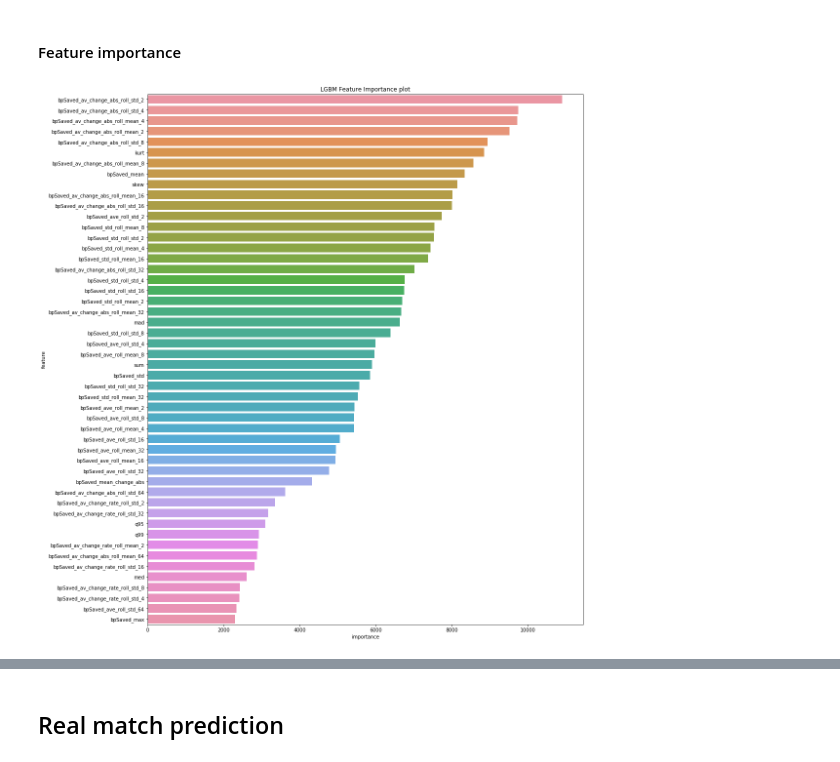
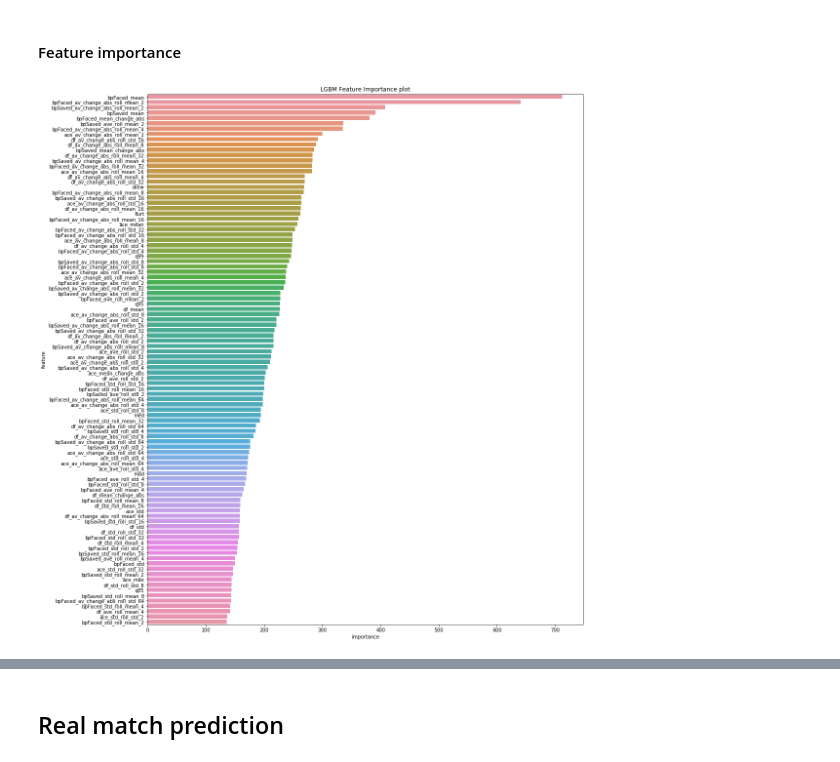
Before and after one commit to rrichards7/tennis-ml, a Jupyter notebook: notebooks/tennis_ml.ipynb, the cells around one changed output, grey strips where cells are left out. Cells and saved outputs as stored; diff of their text form; code cells hidden in the pictures.

```diff
--- a/notebooks/tennis_ml.ipynb
+++ b/notebooks/tennis_ml.ipynb
@@ -138,7 +154,7 @@ for target_pid in tqdm_notebook(ids):
     ###switch up the dataframe to account for losses since after
     ###taking target into account, we dont care about winner/loser specific columns
 #     swapped_features = ['ace', 'df', 'svpt', '1stIn', '1stWon', '2ndWon', 'SvGms', 'bpSaved', 'bpFaced']
-    swapped_features = ['bpSaved']
+    swapped_features = ['ace', 'df', 'bpSaved', 'bpFaced']
     for swapFeat in swapped_features:
         df2.loc[(y.target.values == 0), f'w_{swapFeat}'] = df2.loc[(y.target.values == 0), f'l_{swapFeat}']
 
@@ -148,7 +164,7 @@ for target_pid in tqdm_notebook(ids):
     ###extract stats from features
     segments = df2.shape[0]
 #     features = ['w_ace', 'w_df', 'w_svpt', 'w_1stIn', 'w_1stWon', 'w_2ndWon', 'w_SvGms', 'w_bpSaved', 'w_bpFaced']
-    features = ['w_bpSaved']
+    features = ['w_ace', 'w_df', 'w_bpSaved', 'w_bpFaced']
     x_tr = extract_stats(df2, segments, features)
 
     df2.reset_index(drop=True, inplace=True)
@@ -168,6 +189,6 @@ len(pid_dict)
 # %%
-#tournament data cutoff for validation data
-val_tourney_date = 20180101
+#tournament date cutoff for validation data
+val_tourney_date = 20191001
 
 #number of rows before/equal to cutoff date
 rows = (df['tourney_date'] < val_tourney_date).value_counts()
@@ -177,18 +198,22 @@ val_rows = rows[0]
 print(f"training samples: {train_rows}")
 print(f"val samples: {val_rows}")
 
-### opt_point iterate throught the main dataframe to link up player-ids
+#number of statistical measures taken across features
+num_stats = x_tr.shape[1]-3
+print(num_stats)
+
+### iterate throught the main dataframe to link up player-ids
 ### and pull information from the respective dictionary index to form input-target pairs
-x_train = np.empty(shape=(int(train_rows*2), 65))
+x_train = np.empty(shape=(int(train_rows*2), num_stats))
 y_train = np.empty(shape=(int(train_rows*2), 1))
 
-x_val = np.empty(shape=(int(val_rows*2), 65))
+x_val = np.empty(shape=(int(val_rows*2), num_stats))
 y_val = np.empty(shape=(int(val_rows*2), 1))
 
 ### get features from whether the target player won or lost
 df = df.sort_values(['tourney_date', 'match_num'], ascending=[True, True])
 
-#initialize counter
+#initialize counters
 j = 0
 k = 0
 
@@ -196,9 +221,10 @@ for winner_id, loser_id, tdate, match_num in tqdm_notebook(zip(df.winner_id.valu
 # for winner_id, loser_id, tdate, match_num in zip(df.winner_id.values, df.loser_id.values, df.tourney_date.values, df.match_num.values):
 
     #extract features from player maps
-    features_w = np.asarray(pid_dict[f'{winner_id}'].loc[(pid_dict[f'{winner_id}']['tourney_date'] == tdate) & (pid_dict[f'{winner_id}']['match_num'] == match_num)].loc[:, 'bpSaved_mean':])[:1,:]
-    features_l = np.asarray(pid_dict[f'{loser_id}'].loc[(pid_dict[f'{loser_id}']['tourney_date'] == tdate) & (pid_dict[f'{loser_id}']['match_num'] == match_num)].loc[:, 'bpSaved_mean':])[:1,:]
+    features_w = np.asarray(pid_dict[f'{winner_id}'].loc[(pid_dict[f'{winner_id}']['tourney_date'] == tdate) & (pid_dict[f'{winner_id}']['match_num'] == match_num)].loc[:, 'ace_mean':])[:1,:]
+    features_l = np.asarray(pid_dict[f'{loser_id}'].loc[(pid_dict[f'{loser_id}']['tourney_date'] == tdate) & (pid_dict[f'{loser_id}']['match_num'] == match_num)].loc[:, 'ace_mean':])[:1,:]
 
+    #add to train or validation set based on cutoff date chosen
     if tdate < val_tourney_date:
         ### add to x_train array
         #diff the features from winner to loser and count as a win
@@ -343,5 +355,5 @@ model = lgb.LGBMClassifier(**params,
 model.fit(x_train, y_train[:,0],
           eval_set=[(x_train, y_train[:,0]), (x_val, y_val[:,0])],
           verbose=True,
-          early_stopping_rounds=1000)
+          early_stopping_rounds=50)
 # %% [output]
@@ -415,7 +427,7 @@ plt.legend(loc="lower right")
 #### Feature importance
 # %%
 #get feature columns
-fcols = pid_dict['100644'].loc[:, 'bpSaved_mean':].columns
+fcols = pid_dict['100644'].loc[:, 'ace_mean':].columns
 # %%
 feature_importance = pd.DataFrame()
 fold_importance = pd.DataFrame()
@@ -424,15 +436,15 @@ fold_importance["importance"] = model.feature_importances_
 feature_importance = pd.concat([feature_importance, fold_importance], axis=0)
 # %%
 cols = feature_importance[["feature", "importance"]].groupby("feature").mean().sort_values(
-            by="importance", ascending=False)[:50].index
+            by="importance", ascending=False)[:100].index
 
 best_features = feature_importance.loc[feature_importance.feature.isin(cols)]
 
 plt.figure(figsize=(16, 20));
 sns.barplot(x="importance", y="feature", data=best_features.sort_values(by="importance", ascending=False));
 plt.title('LGBM Feature Importance plot');
 # %% [output]
-[figure, old version]
+[figure, new version]
 # %%
 #get indices of top n columns (im choosing 50 here)
 top_cols = np.argsort(-model.feature_importances_)[:50]
```
Also changed, not shown: parts of 17 cells of this notebook.
